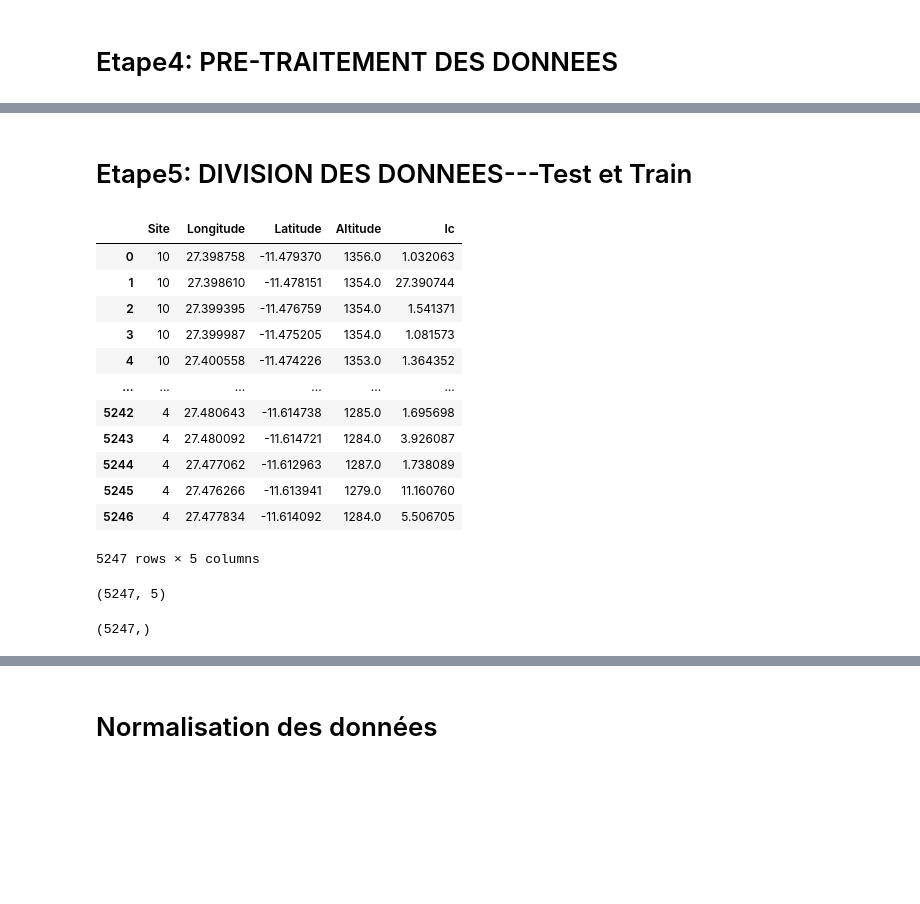
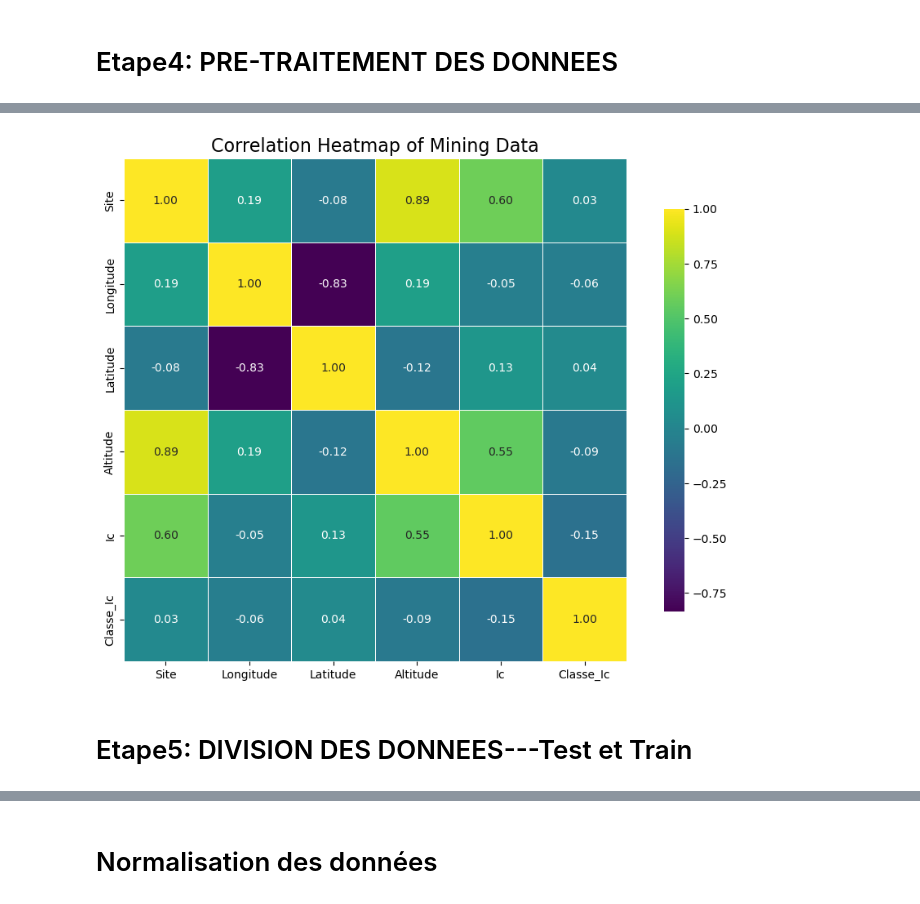
Before and after one commit to BMdestino/LAB_pro_en_IA, a Jupyter notebook: mining_dataset.ipynb, the cells around one changed output, grey strips where cells are left out. Drawn from its saved outputs; the diff is of its cells as text; code cells hidden in the pictures; blank space fills up the shorter version.

```diff
--- a/mining_dataset.ipynb
+++ b/mining_dataset.ipynb
@@ -163,0 +297,3 @@ data.head(150)
+# %%
+Classe_Liquide = data[data['Classe_Ic'] == 'Liquide']
+Classe_Liquide
@@ -163,0 +314,4 @@ data.head(150)
+# %%
+# POUR CONCATEBER CES DONNEES
+data_concat = pd.concat([Classe_Dur, Classe_Terne, Classe_Mi_Dur, Classe_Liquide])
+data_concat
@@ -164,3 +345,6 @@ data.head(150)
+# %%
+Encoder = LabelEncoder()
 # %%
-#data['Site'] = labeling.fit_transform(data['Site'])
-#data['Classe_Ic'] = labeling.fit_transform(data['Classe_Ic'])
+data_concat['Site'] = Encoder.fit_transform(data_concat['Site'])
+data_concat['Classe_Ic'] = Encoder.fit_transform(data_concat['Classe_Ic'])
+data_concat
@@ -209,3 +394,18 @@ sns.heatmap(sub_numeric_data.corr(), annot=True)
+# %%
+plt.figure(figsize=(12, 8))
+sns.heatmap(
+    data_concat.corr(),
+    annot=True,
+    fmt=".2f",
+    cmap='viridis',
+    square=True,
+    linewidths=0.5,
+    cbar_kws={"shrink": .8},
+)
+plt.title('Correlation Heatmap of Mining Data', fontsize=16)
+plt.show()
+# %% [output]
+[figure, added]
 # %% [markdown]
 # Etape5: DIVISION DES DONNEES---Test et Train
 # %%
@@ -214,24 +414,0 @@ y = sub_numeric_data.iloc[: , -1]
-# %%
-x
-# %% [output]
-|  | Site | Longitude | Latitude | Altitude | Ic |
-| 0 | 10 | 27.398758 | -11.479370 | 1356.0 | 1.032063 |
-| 1 | 10 | 27.398610 | -11.478151 | 1354.0 | 27.390744 |
-| 2 | 10 | 27.399395 | -11.476759 | 1354.0 | 1.541371 |
-| 3 | 10 | 27.399987 | -11.475205 | 1354.0 | 1.081573 |
-| 4 | 10 | 27.400558 | -11.474226 | 1353.0 | 1.364352 |
-| ... | ... | ... | ... | ... | ... |
-| 5242 | 4 | 27.480643 | -11.614738 | 1285.0 | 1.695698 |
-| 5243 | 4 | 27.480092 | -11.614721 | 1284.0 | 3.926087 |
-| 5244 | 4 | 27.477062 | -11.612963 | 1287.0 | 1.738089 |
-| 5245 | 4 | 27.476266 | -11.613941 | 1279.0 | 11.160760 |
-| 5246 | 4 | 27.477834 | -11.614092 | 1284.0 | 5.506705 |
-5247 rows × 5 columns
-# %%
-print(x.shape)
-# %% [output]
-(5247, 5)
-# %%
-print(y.shape)
-# %% [output]
-(5247,)
```
Also changed, not shown: parts of 111 cells of this notebook.
